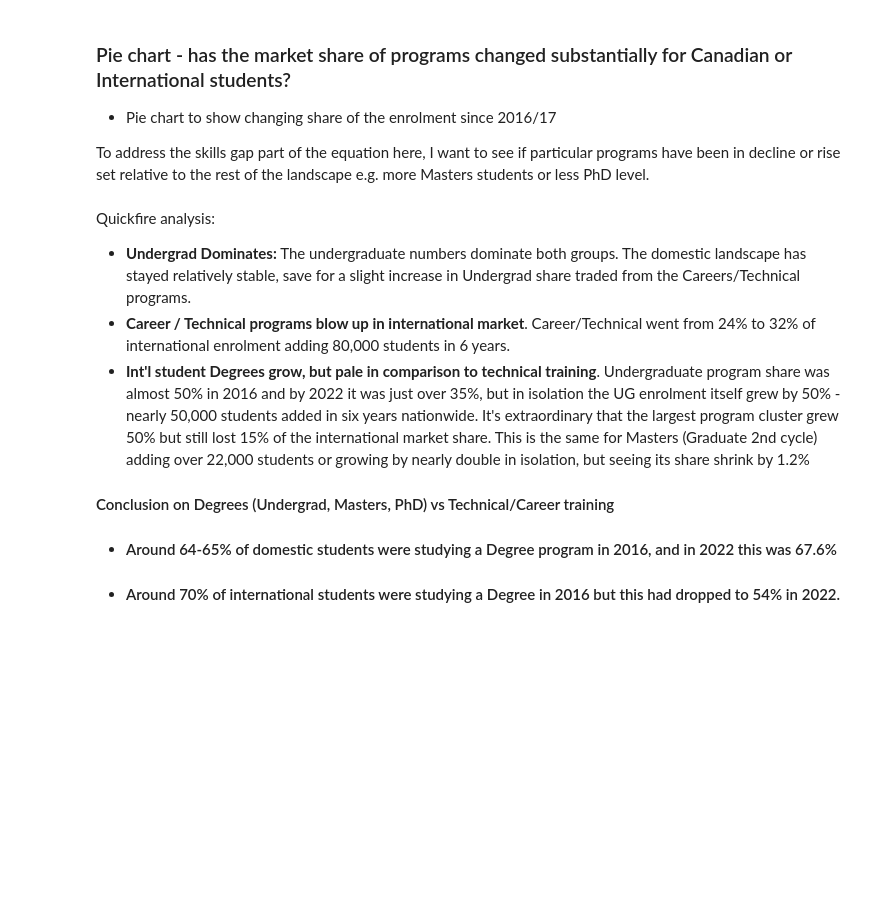
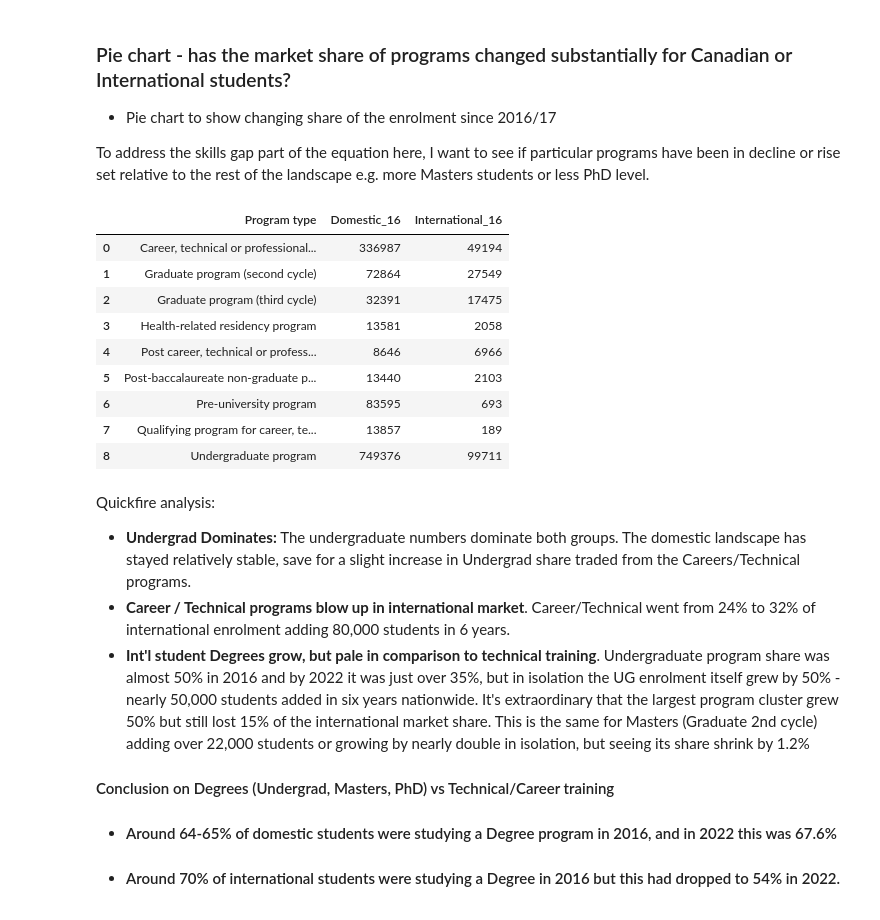
Before and after one commit to tjjdoherty/canadian-psi-project, a Jupyter notebook: program_cred_analysis.ipynb, the cells around one changed output. Saved outputs shown, nothing was run; the diff lists cells and outputs as text; code cells hidden in the pictures; blank space fills up the shorter version.

```diff
--- a/program_cred_analysis.ipynb
+++ b/program_cred_analysis.ipynb
@@ -927,3 +927,16 @@ fig.update_layout(
 )
 
 fig.show()
+# %%
+df_2016
+# %% [output]
+|  | Program type | Domestic_16 | International_16 |
+| 0 | Career, technical or professional... | 336987 | 49194 |
+| 1 | Graduate program (second cycle) | 72864 | 27549 |
+| 2 | Graduate program (third cycle) | 32391 | 17475 |
+| 3 | Health-related residency program | 13581 | 2058 |
+| 4 | Post career, technical or profess... | 8646 | 6966 |
+| 5 | Post-baccalaureate non-graduate p... | 13440 | 2103 |
+| 6 | Pre-university program | 83595 | 693 |
+| 7 | Qualifying program for career, te... | 13857 | 189 |
+| 8 | Undergraduate program | 749376 | 99711 |
```
Also changed, not shown: parts of 10 cells of this notebook, 1 other file.
